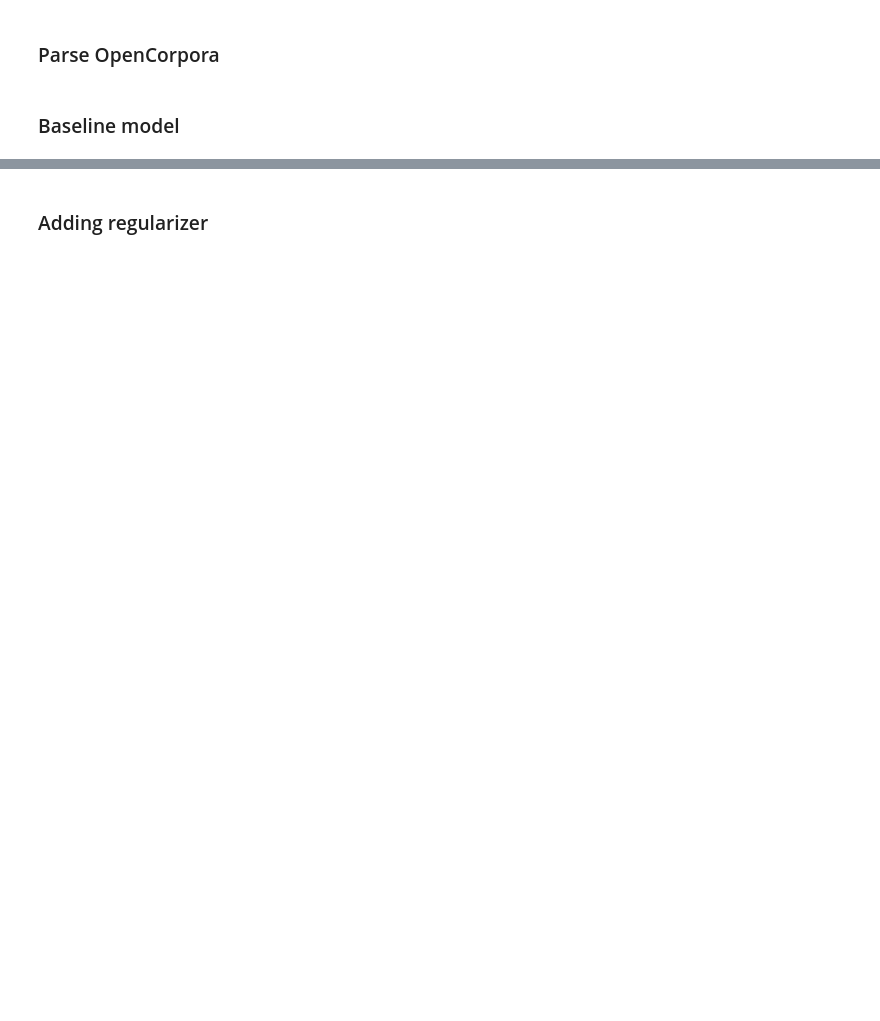
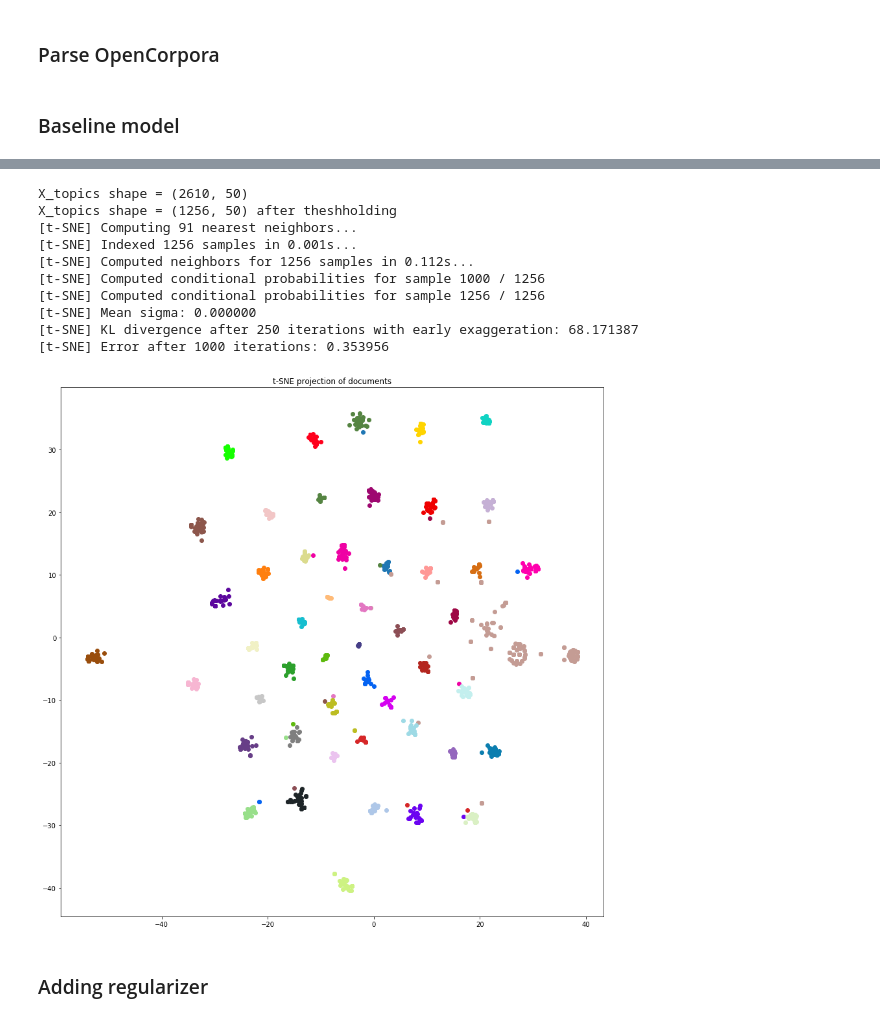
Before and after one commit to ValeryTyumen/Skoltech-NLA-OPT-Project, a Jupyter notebook: experiments_notebook_2.ipynb, the cells around one changed output, grey strips where cells are left out. Saved outputs shown, nothing was run; the diff lists cells and outputs as text; code cells hidden in the pictures; blank space fills up the shorter version.

```diff
--- a/experiments_notebook_2.ipynb
+++ b/experiments_notebook_2.ipynb
@@ -61,6 +68,48 @@ def plot_score(model, model_name):
 
     print('Resulting perplexity = {}'.format(model.get_train_perplexity()))
     print('Resulting PMI = {}'.format(model.get_pointwise_mutual_information_metric()))
+# %%
+def plot_topics(model):
+    X_topics = model.topic_in_doc_probs.T
+
+    print('X_topics shape = {}'.format(X_topics.shape))
+    threshold = 0.5
+    idx = np.amax(X_topics, axis=1) > threshold  # idx of doc that above the threshold
+    X_topics = X_topics[idx]
+
+    print('X_topics shape = {} after theshholding'.format(X_topics.shape))
+
+    # a t-SNE model
+    # angle value close to 1 means sacrificing accuracy for speed
+    # pca initializtion usually leads to better results
+    tsne_model = TSNE(n_components=2, verbose=1, random_state=0, angle=.99, init='pca')
+
+    # 20-D -> 2-D
+    tsne_artm = tsne_model.fit_transform(X_topics)
+
+    doc_topic = []
+    for i in range(X_topics.shape[0]):
+        doc_topic.append(X_topics[i].argmax())
+
+    plt.figure(figsize=(15, 15))
+
+    colormap = np.array([
+    "#1f77b4", "#aec7e8", "#ff7f0e", "#ffbb78", "#2ca02c",
+    "#98df8a", "#d62728", "#ff9896", "#9467bd", "#c5b0d5",
+    "#8c564b", "#c49c94", "#e377c2", "#f7b6d2", "#7f7f7f",
+    "#c7c7c7", "#bcbd22", "#dbdb8d", "#17becf", "#9edae5",
+    '#b4261f', "#d66e13", "#994d0c", "#5eba0e", "#10d3c3",
+    "#0463f2", "#6b03f1", "#d502f0", "#ef01a4", "#ef0000",
+    "#cdf282", "#558442", "#558442", "#1e2528", "#0c7eaf",
+    "#463e87", "#673e87", "#5c079e", "#9e0770", "#9e0745",
+    "#f2c6c6", "#f1f1c5", "#daf0c4", "#c3efee", "#ebc3ef",
+    "#8c4e55", "#ff001c", "#15ff00", "#ffd400", "#ff00ae"])
+    plt.title('t-SNE projection of documents')
+    for idx in np.unique(doc_topic):
+        plt.scatter(tsne_artm[doc_topic == idx, 0], tsne_artm[doc_topic == idx, 1],
+                    label='topic {}'.format(idx), c=colormap[idx])
+    #plt.legend()
+    plt.show()
 # %% [markdown]
 ### Baseline model
 # %%
@@ -97,3 +163,17 @@ pickle.dump(train_result_baseline, open('baseline.pkl', 'wb'), protocol=pickle.H
+# %%
+plot_topics(train_result_baseline)
+# %% [output]
+X_topics shape = (2610, 50)
+X_topics shape = (1256, 50) after theshholding
+[t-SNE] Computing 91 nearest neighbors...
+[t-SNE] Indexed 1256 samples in 0.001s...
+[t-SNE] Computed neighbors for 1256 samples in 0.112s...
+[t-SNE] Computed conditional probabilities for sample 1000 / 1256
+[t-SNE] Computed conditional probabilities for sample 1256 / 1256
+[t-SNE] Mean sigma: 0.000000
+[t-SNE] KL divergence after 250 iterations with early exaggeration: 68.171387
+[t-SNE] Error after 1000 iterations: 0.353956
+[figure, added]
 # %% [markdown]
 ### Adding regularizer
 # %%
```
Also changed, not shown: parts of 28 cells of this notebook.
